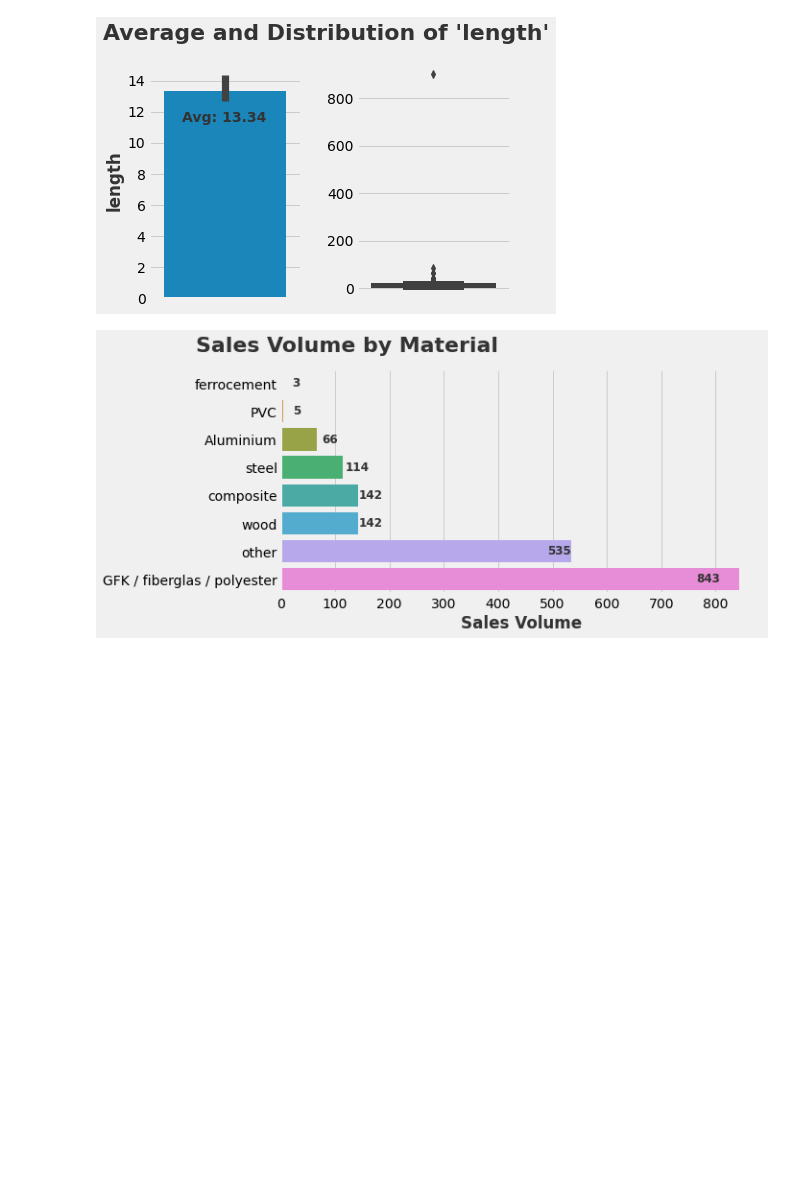
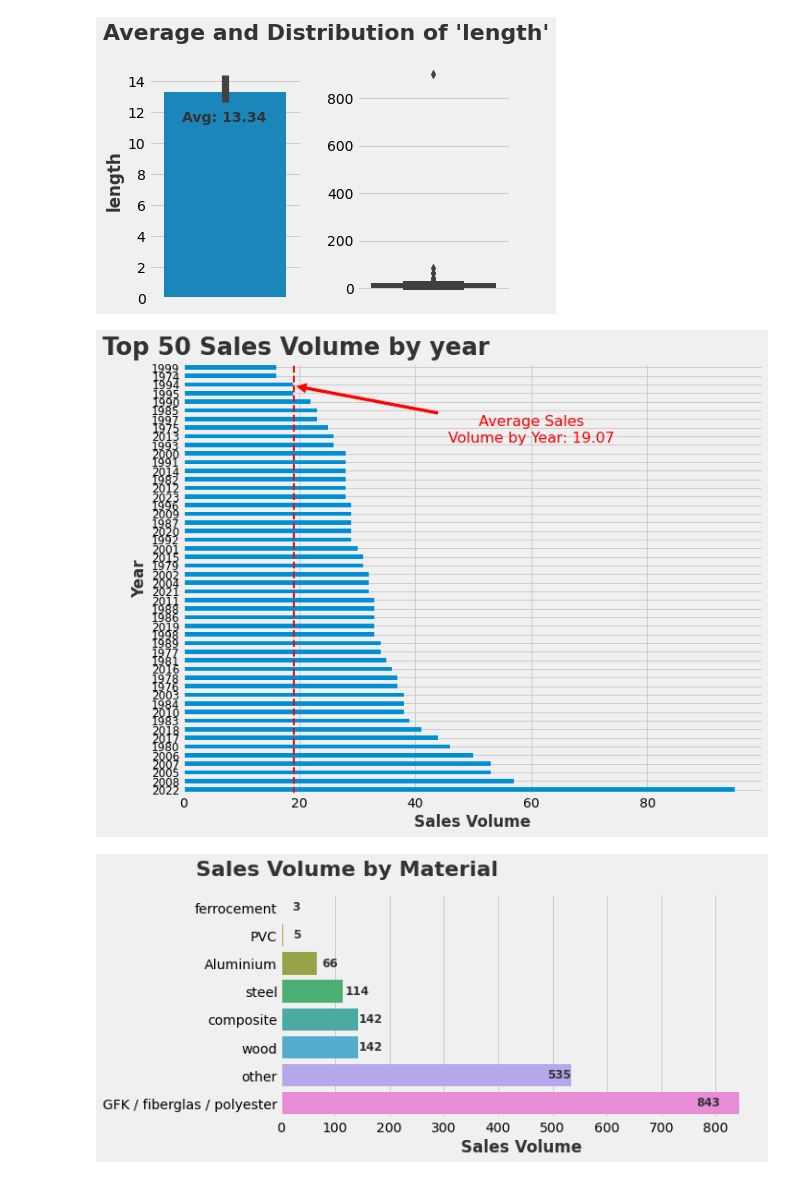
Before and after one commit to momogure/1_predict_ship_price, a Jupyter notebook: ship_price_prediction.ipynb, the cells around one changed output. Cells and saved outputs as stored; diff of their text form; code cells hidden in the pictures; blank space fills up the shorter version.

```diff
--- a/ship_price_prediction.ipynb
+++ b/ship_price_prediction.ipynb
@@ -219,6 +219,26 @@ sns.boxplot(y=df['length'], ax=ax2)
 ax2.set_ylabel("");
 # %% [output]
 [figure]
+# %%
+# Sales volume by year
+sales_volume_by_year = df.groupby('year')['year'].count().sort_values(ascending=False)
+# Average sales volume by year
+avg_sales_by_year = sales_volume_by_year.mean()
+# %%
+fig, ax =  plt.subplots(figsize=(10, 8))
+plt.suptitle("Top 50 Sales Volume by year", x=0.25, y=0.93, fontsize=26, fontweight='bold')
+ax.annotate(f'Average Sales\nVolume by Year: {avg_sales_by_year:.2f}', (18, 47),
+             xytext=(60, 40), arrowprops=dict(facecolor='r',shrink=0.05),
+             fontsize=16, color='r', horizontalalignment='center', verticalalignment='bottom')
+
+bar1 = sales_volume_by_year[:50].plot(kind='barh')
+ax.axvline(avg_sales_by_year, ls='--', lw=2, color='r')
+ax.set_xlabel("Sales Volume")
+ax.set_ylabel("Year")
+fontdict = {'fontsize': 12}
+ax.set_yticklabels(bar1.get_yticklabels(), fontdict=fontdict);
+# %% [output]
+[figure, added]
 # %%
 # Number sold by material
 number_sold_by_material = df.groupby('hull_material')[['price', 'length']].count().reset_index().sort_values('price')
```
Also changed, not shown: parts of 44 cells of this notebook, 3 other files.
